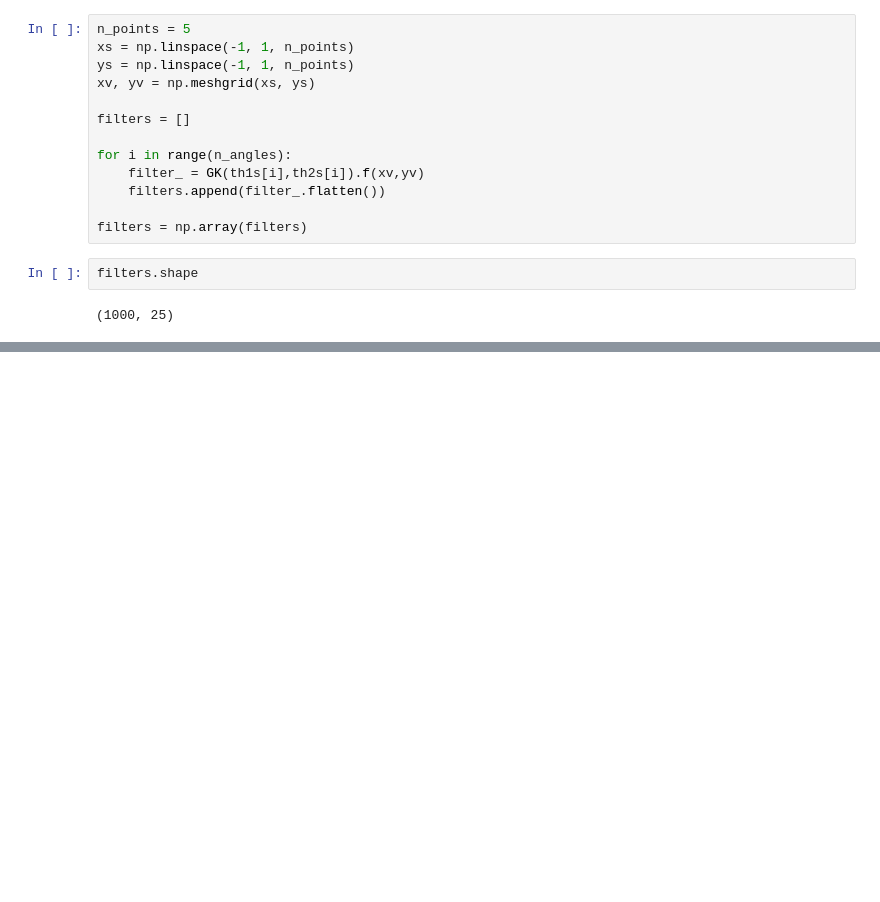
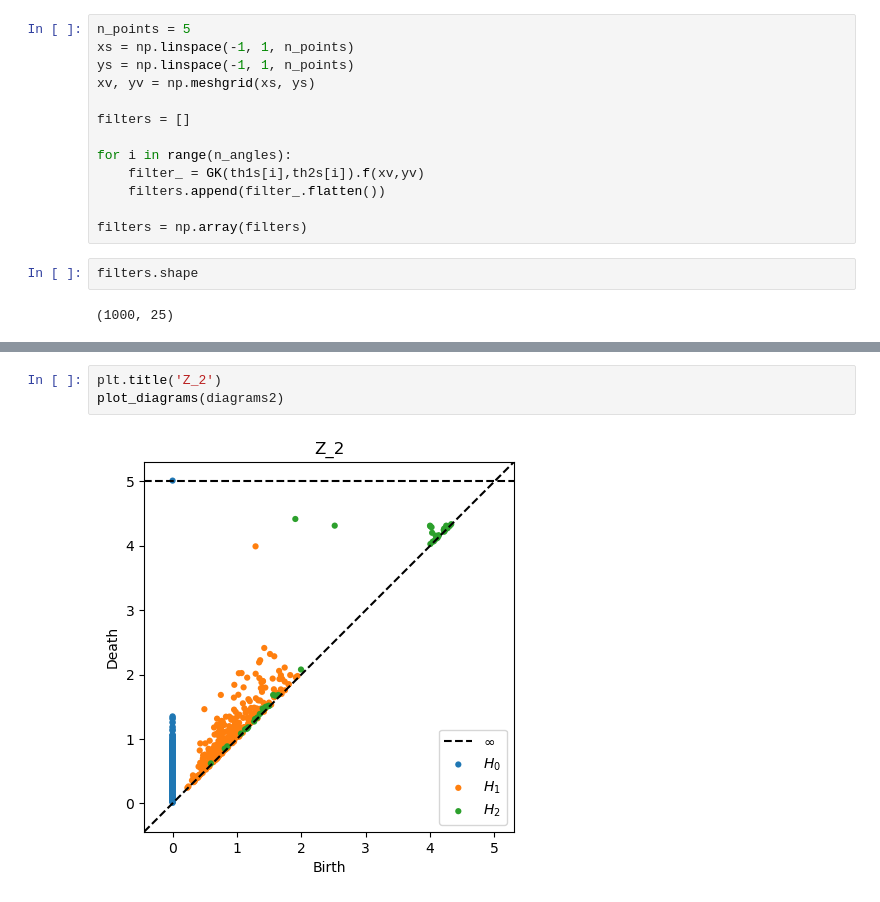
Before and after one commit to bekemax/KleinVAE, a Jupyter notebook: sampling-Gabor.ipynb, the cells around one changed output, grey strips where cells are left out. Saved outputs shown, nothing was run; the diff lists cells and outputs as text; blank space fills up the shorter version.

```diff
--- a/sampling-Gabor.ipynb
+++ b/sampling-Gabor.ipynb
@@ -119,3 +119,8 @@ plot_diagrams(diagrams2)
+# %%
+plt.title('Z_2')
+plot_diagrams(diagrams2)
+# %% [output]
+[figure, added]
 # %%
 # Homology over Z_3
 diagrams3 = ripser(filters, coeff=3, maxdim=2)['dgms']
```
Also changed, not shown: parts of 3 cells of this notebook.
